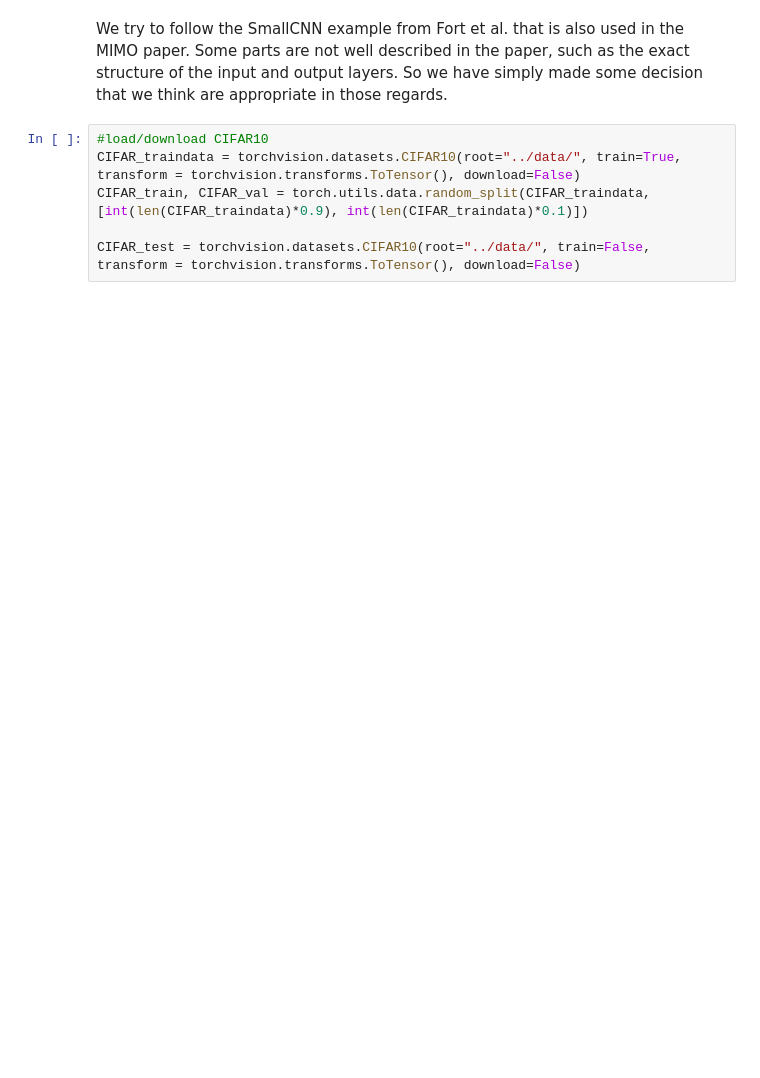
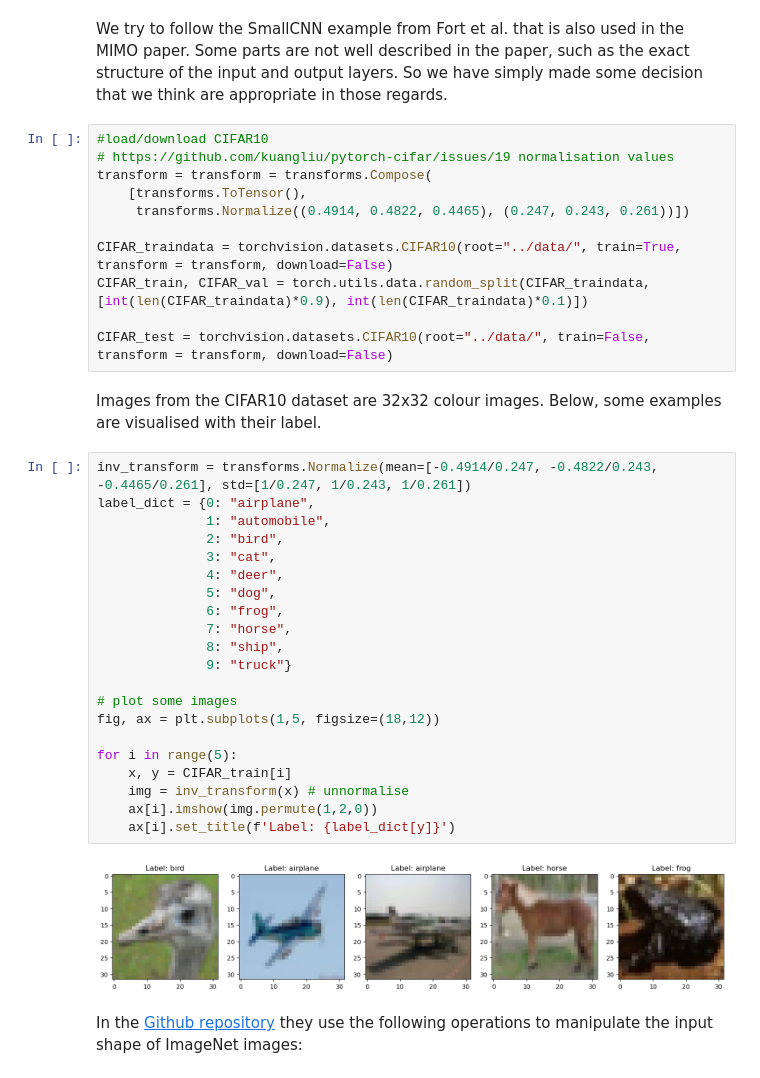
Before and after one commit to Malthe57/MastersThesis, a Jupyter notebook: notebooks/MIMOprototype.ipynb, the cells around one changed output. Drawn from its saved outputs; the diff is of its cells as text; blank space fills up the shorter version.

```diff
--- a/notebooks/MIMOprototype.ipynb
+++ b/notebooks/MIMOprototype.ipynb
@@ -474,7 +505,39 @@ We now move on to the classification task. To keep close to the MIMO paper we us
 We try to follow the SmallCNN example from Fort et al. that is also used in the MIMO paper. Some parts are not well described in the paper, such as the exact structure of the input and output layers. So we have simply made some decision that we think are appropriate in those regards.
 # %%
 #load/download CIFAR10
-CIFAR_traindata = torchvision.datasets.CIFAR10(root="../data/", train=True, transform = torchvision.transforms.ToTensor(), download=False)
+# https://github.com/kuangliu/pytorch-cifar/issues/19 normalisation values
+transform = transform = transforms.Compose(
+    [transforms.ToTensor(),
+     transforms.Normalize((0.4914, 0.4822, 0.4465), (0.247, 0.243, 0.261))])
+
+CIFAR_traindata = torchvision.datasets.CIFAR10(root="../data/", train=True, transform = transform, download=False)
 CIFAR_train, CIFAR_val = torch.utils.data.random_split(CIFAR_traindata, [int(len(CIFAR_traindata)*0.9), int(len(CIFAR_traindata)*0.1)])
 
-CIFAR_test = torchvision.datasets.CIFAR10(root="../data/", train=False, transform = torchvision.transforms.ToTensor(), download=False)
+CIFAR_test = torchvision.datasets.CIFAR10(root="../data/", train=False, transform = transform, download=False)
+# %% [markdown]
+Images from the CIFAR10 dataset are 32x32 colour images. Below, some examples are visualised with their label.
+# %%
+inv_transform = transforms.Normalize(mean=[-0.4914/0.247, -0.4822/0.243, -0.4465/0.261], std=[1/0.247, 1/0.243, 1/0.261])
+label_dict = {0: "airplane",
+              1: "automobile",
+              2: "bird",
+              3: "cat",
+              4: "deer",
+              5: "dog",
+              6: "frog",
+              7: "horse",
+              8: "ship",
+              9: "truck"}
+
+# plot some images
+fig, ax = plt.subplots(1,5, figsize=(18,12))
+
+for i in range(5):
+    x, y = CIFAR_train[i]
+    img = inv_transform(x) # unnormalise
+    ax[i].imshow(img.permute(1,2,0))
+    ax[i].set_title(f'Label: {label_dict[y]}')
+# %% [output]
+[figure, added]
+# %% [markdown]
+In the [Github repository](https://github.com/google/edward2/blob/7a11c9782b1e72eef8e2f4fe7914827b799b692f/experimental/mimo/imagenet_model.py#L132-L138) they use the following operations to manipulate the input shape of ImageNet images:
```
Also changed, not shown: parts of 22 cells of this notebook, 7 other files.
